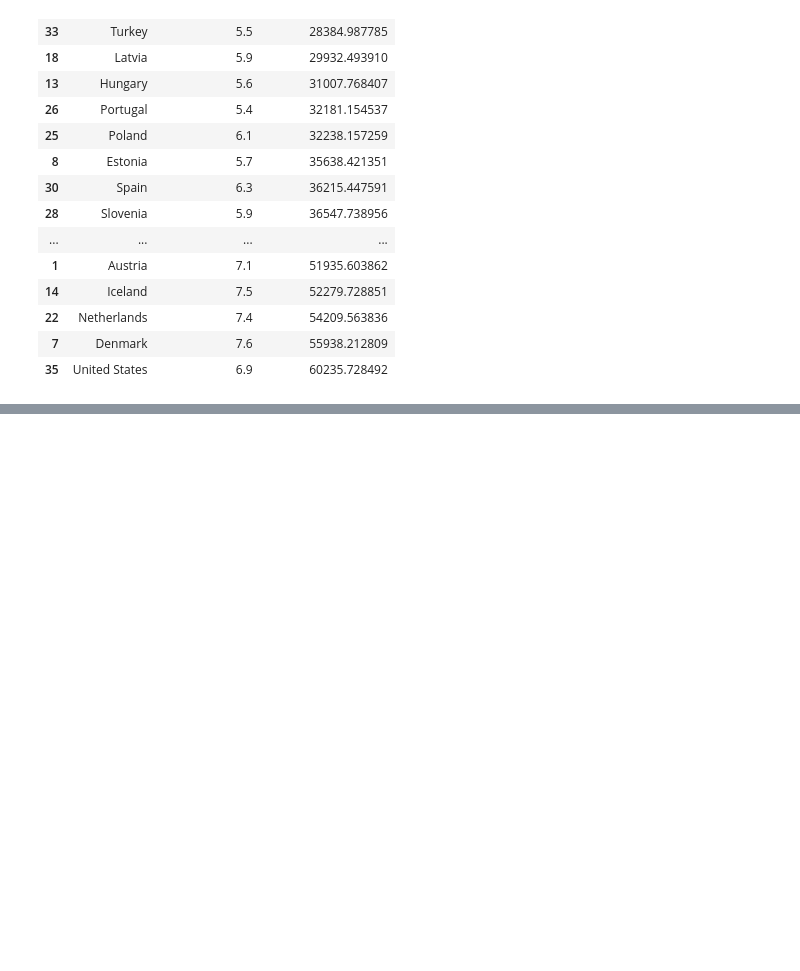
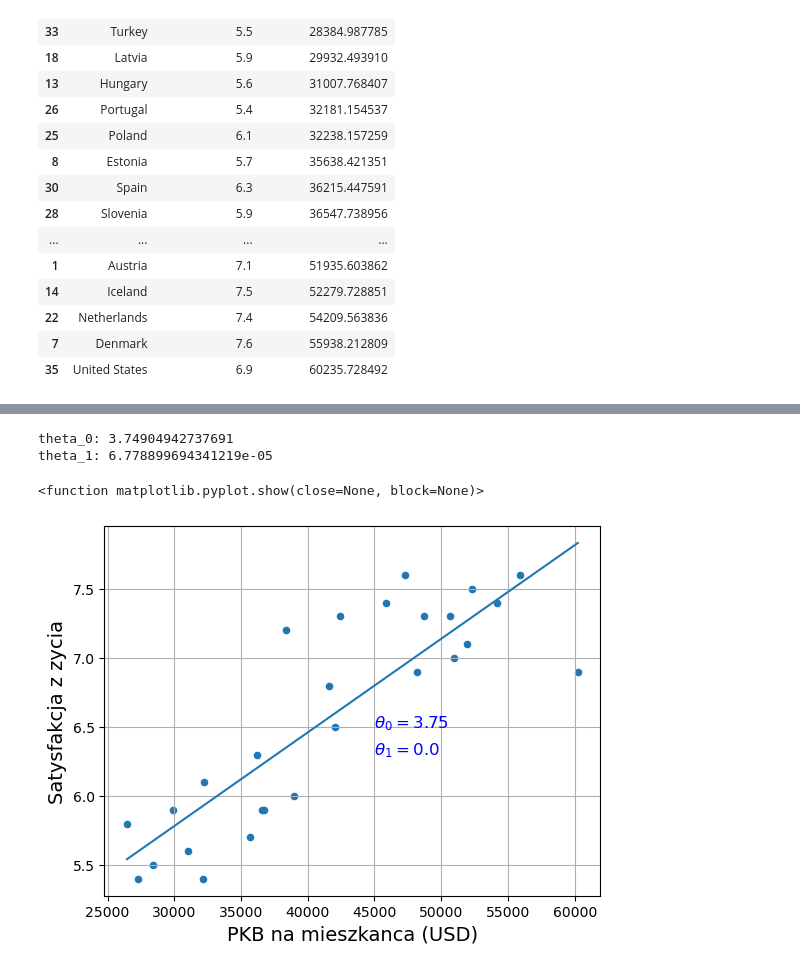
Before and after one commit to KG-Demetrius/ml_classes_, a Jupyter notebook: 01_krajobraz_uczenia_maszynowego.ipynb, the cells around one changed output, grey strips where cells are left out. Saved outputs shown, nothing was run; the diff lists cells and outputs as text; code cells hidden in the pictures; blank space fills up the shorter version.

```diff
--- a/01_krajobraz_uczenia_maszynowego.ipynb
+++ b/01_krajobraz_uczenia_maszynowego.ipynb
@@ -248,0 +292,32 @@ country_stats
+# %%
+# Przygotowanie zmiennych w modelu
+x = lifesat[["PKB na mieszkanca (USD)"]]
+y = lifesat[["Satysfakcja z zycia"]]
+
+# Wybór modelu liniowego
+model = LinearRegression()
+
+# Trenowanie modelu
+model.fit(x, y)
+
+# Obliczanie wspolczynników modelu
+theta_0 = model.intercept_[0]
+theta_1 = model.coef_[0][0]
+print(f"theta_0: {theta_0}")
+print(f"theta_1: {theta_1}")
+# %% [output]
+theta_0: 3.74904942737691
+theta_1: 6.778899694341219e-05
+# %%
+lifesat.plot(kind = "scatter", grid=True,
+             x = "PKB na mieszkanca (USD)", y= "Satysfakcja z zycia")
+plt.plot(x, theta_0+theta_1*x)
+plt.text(45000, 6.5, fr"$\theta_0 = {theta_0.round(2)}$",
+         color = "blue")
+plt.text(45000, 6.3, fr"$\theta_1 = {theta_1.round(2)}$",
+         color = "blue")
+
+plt.show
+# %% [output]
+<function matplotlib.pyplot.show(close=None, block=None)>
+[figure, added]
```
Also changed, not shown: parts of 9 cells of this notebook.
